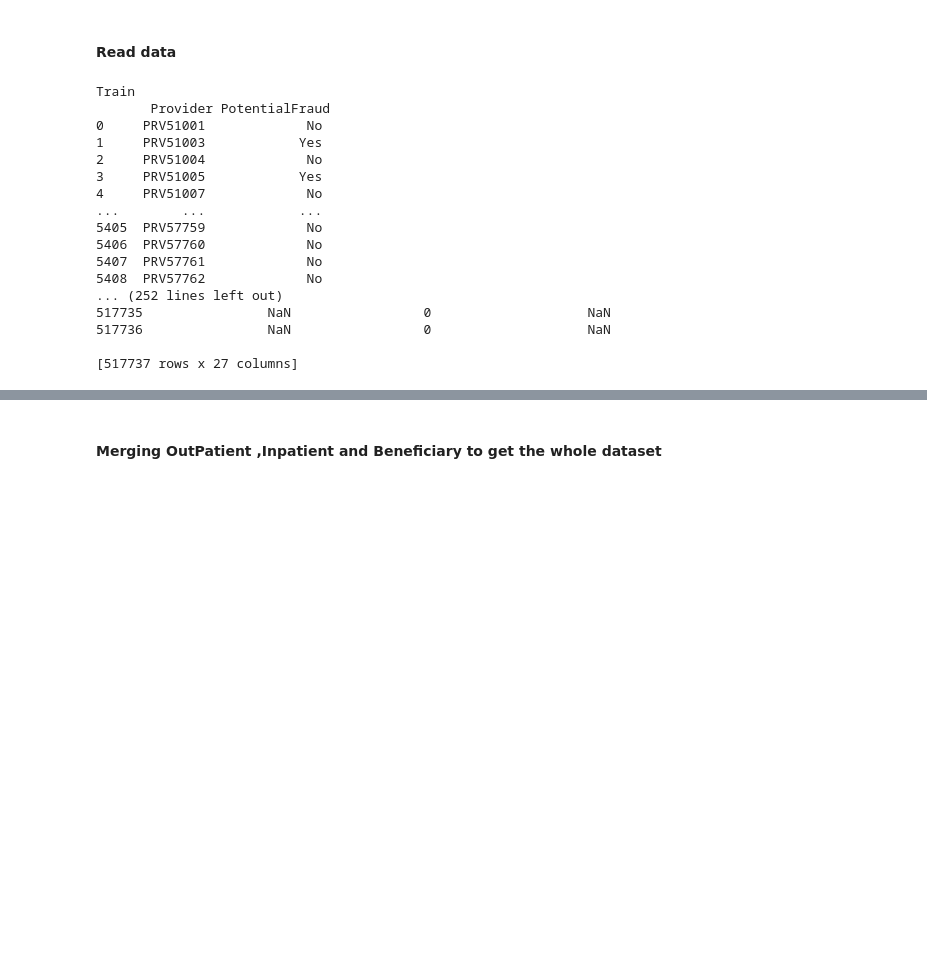
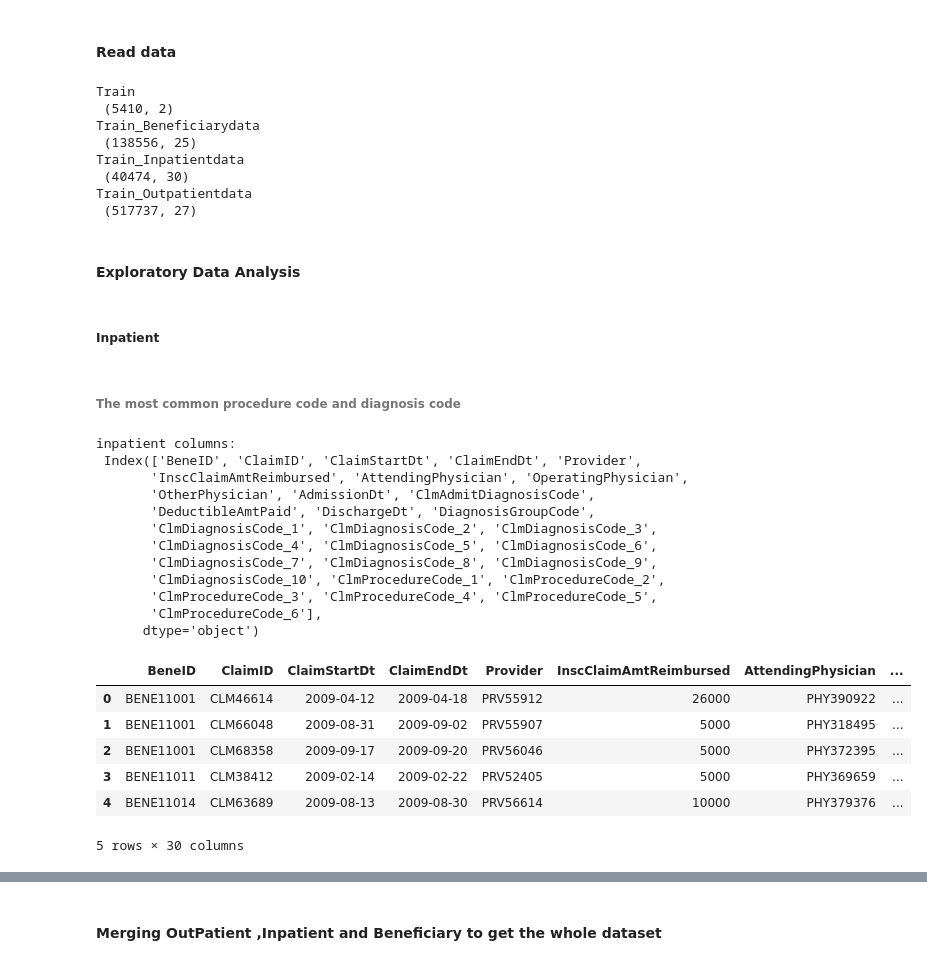
Before and after one commit to yingliu1206/Fraud-detection-In-Health-Care, a Jupyter notebook: code.ipynb, the cells around one changed output, grey strips where cells are left out. Cells and saved outputs as stored; diff of their text form; code cells hidden in the pictures; blank space fills up the shorter version.

Commit message:
add EDA before Data preprocessing

```diff
--- a/code.ipynb
+++ b/code.ipynb
@@ -11,36 +11,57 @@ from sklearn import preprocessing
 #### Read data
 # %%
 # data train include provider ID and labels
-Train = pd.read_csv("Train-1542865627584.csv")
+Train = pd.read_csv("data/Train-1542865627584.csv")
 
 # include beneficiary KYC details like health conditions,region
-Train_Beneficiarydata = pd.read_csv("Train_Beneficiarydata-1542865627584.csv")
+Train_Beneficiarydata = pd.read_csv("data/Train_Beneficiarydata-1542865627584.csv")
 
 # include the claims filed for those patients who are admitted in the hospitals
-Train_Inpatientdata=pd.read_csv("Train_Inpatientdata-1542865627584.csv")
+Train_Inpatientdata=pd.read_csv("data/Train_Inpatientdata-1542865627584.csv")
 
 # include the claims filed for those patients who visit hospitals and not admitted in it.
-Train_Outpatientdata=pd.read_csv("Train_Outpatientdata-1542865627584.csv")
+Train_Outpatientdata=pd.read_csv("data/Train_Outpatientdata-1542865627584.csv")
 # %%
-print("Train\n", Train)
-print("Train_Beneficiarydata\n", Train_Beneficiarydata)
-print("Train_Inpatientdata\n", Train_Inpatientdata)
-print("Train_Outpatientdata\n", Train_Outpatientdata)
+print("Train\n", Train.shape)
+print("Train_Beneficiarydata\n", Train_Beneficiarydata.shape)
+print("Train_Inpatientdata\n", Train_Inpatientdata.shape)
+print("Train_Outpatientdata\n", Train_Outpatientdata.shape)
 # %% [output]
 Train
-       Provider PotentialFraud
-0     PRV51001             No
-1     PRV51003            Yes
-2     PRV51004             No
-3     PRV51005            Yes
-4     PRV51007             No
-...        ...            ...
-5405  PRV57759             No
-5406  PRV57760             No
-5407  PRV57761             No
-5408  PRV57762             No
-... (252 lines left out)
-517735                NaN                 0                    NaN
-517736                NaN                 0                    NaN
-
-[517737 rows x 27 columns]
+ (5410, 2)
+Train_Beneficiarydata
+ (138556, 25)
+Train_Inpatientdata
+ (40474, 30)
+Train_Outpatientdata
+ (517737, 27)
+# %% [markdown]
+#### Exploratory Data Analysis
+# %% [markdown]
+##### Inpatient
+# %% [markdown]
+###### The most common procedure code and diagnosis code
+# %%
+# figure out the most common procedure code and diagnosis code for inpatient cases
+print('inpatient columns:\n',  Train_Inpatientdata.columns)
+Train_Inpatientdata.head(5)
+# %% [output]
+inpatient columns:
+ Index(['BeneID', 'ClaimID', 'ClaimStartDt', 'ClaimEndDt', 'Provider',
+       'InscClaimAmtReimbursed', 'AttendingPhysician', 'OperatingPhysician',
+       'OtherPhysician', 'AdmissionDt', 'ClmAdmitDiagnosisCode',
+       'DeductibleAmtPaid', 'DischargeDt', 'DiagnosisGroupCode',
+       'ClmDiagnosisCode_1', 'ClmDiagnosisCode_2', 'ClmDiagnosisCode_3',
+       'ClmDiagnosisCode_4', 'ClmDiagnosisCode_5', 'ClmDiagnosisCode_6',
+       'ClmDiagnosisCode_7', 'ClmDiagnosisCode_8', 'ClmDiagnosisCode_9',
+       'ClmDiagnosisCode_10', 'ClmProcedureCode_1', 'ClmProcedureCode_2',
+       'ClmProcedureCode_3', 'ClmProcedureCode_4', 'ClmProcedureCode_5',
+       'ClmProcedureCode_6'],
+      dtype='object')
+|  | BeneID | ClaimID | ClaimStartDt | ClaimEndDt | Provider | InscClaimAmtReimbursed | AttendingPhysician | ... |
+| 0 | BENE11001 | CLM46614 | 2009-04-12 | 2009-04-18 | PRV55912 | 26000 | PHY390922 | ... |
+| 1 | BENE11001 | CLM66048 | 2009-08-31 | 2009-09-02 | PRV55907 | 5000 | PHY318495 | ... |
+| 2 | BENE11001 | CLM68358 | 2009-09-17 | 2009-09-20 | PRV56046 | 5000 | PHY372395 | ... |
+| 3 | BENE11011 | CLM38412 | 2009-02-14 | 2009-02-22 | PRV52405 | 5000 | PHY369659 | ... |
+| 4 | BENE11014 | CLM63689 | 2009-08-13 | 2009-08-30 | PRV56614 | 10000 | PHY379376 | ... |
+5 rows × 30 columns
```
Also changed, not shown: parts of 12 cells of this notebook.
